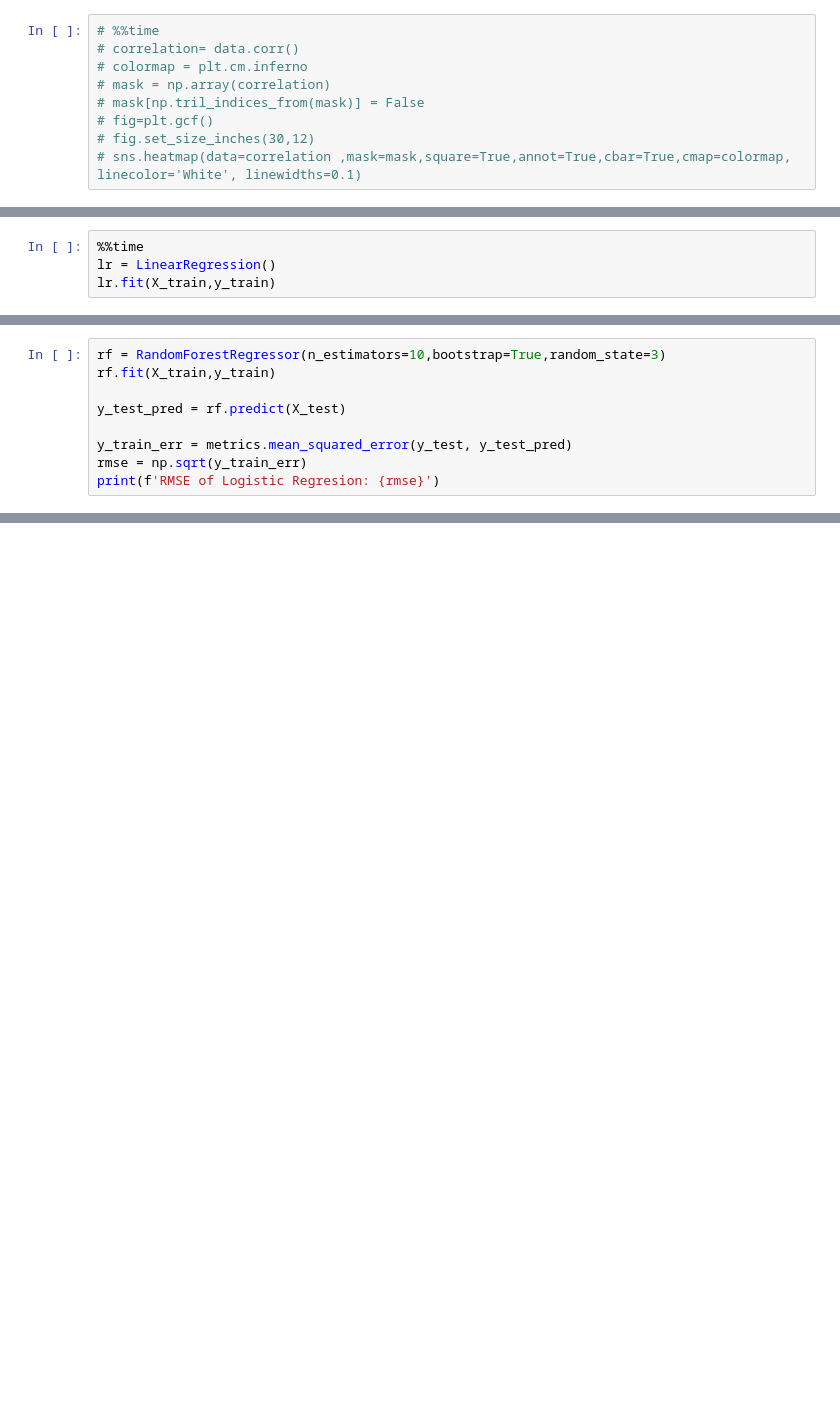
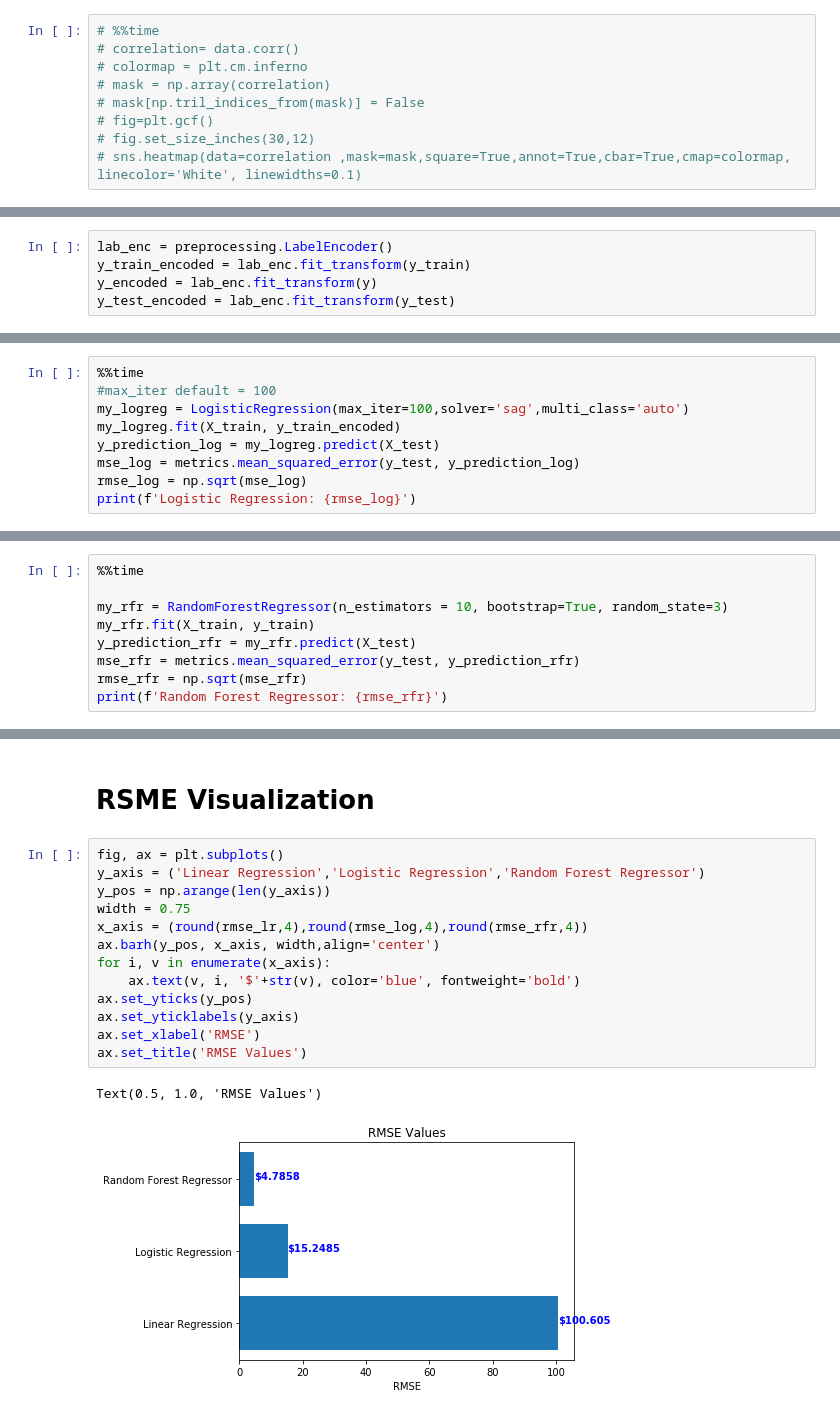
Before and after one commit to vitoupen/DataScience-Taxi-, a Jupyter notebook: new-york-taxi-fare-prediction.ipynb, the cells around one changed output, grey strips where cells are left out. Cells and saved outputs as stored; diff of their text form; blank space fills up the shorter version.

```diff
--- a/new-york-taxi-fare-prediction.ipynb
+++ b/new-york-taxi-fare-prediction.ipynb
@@ -253,4 +478,0 @@ X_train,X_test,y_train,y_test = train_test_split(X,y, test_size=0.35,random_stat
-# %%
-%%time
-lr = LinearRegression()
-lr.fit(X_train,y_train)
@@ -264,0 +495,5 @@ from sklearn.ensemble import RandomForestRegressor
+# %%
+lab_enc = preprocessing.LabelEncoder()
+y_train_encoded = lab_enc.fit_transform(y_train)
+y_encoded = lab_enc.fit_transform(y)
+y_test_encoded = lab_enc.fit_transform(y_test)
@@ -264,0 +502,9 @@ from sklearn.ensemble import RandomForestRegressor
+# %%
+%%time
+#max_iter default = 100
+my_logreg = LogisticRegression(max_iter=100,solver='sag',multi_class='auto')
+my_logreg.fit(X_train, y_train_encoded)
+y_prediction_log = my_logreg.predict(X_test)
+mse_log = metrics.mean_squared_error(y_test, y_prediction_log)
+rmse_log = np.sqrt(mse_log)
+print(f'Logistic Regression: {rmse_log}')
@@ -265,9 +517,9 @@ from sklearn.ensemble import RandomForestRegressor
 # %%
-rf = RandomForestRegressor(n_estimators=10,bootstrap=True,random_state=3)
-rf.fit(X_train,y_train)
+%%time
 
-y_test_pred = rf.predict(X_test)
-
-y_train_err = metrics.mean_squared_error(y_test, y_test_pred)
-rmse = np.sqrt(y_train_err)
-print(f'RMSE of Logistic Regresion: {rmse}')
+my_rfr = RandomForestRegressor(n_estimators = 10, bootstrap=True, random_state=3)
+my_rfr.fit(X_train, y_train)
+y_prediction_rfr = my_rfr.predict(X_test)
+mse_rfr = metrics.mean_squared_error(y_test, y_prediction_rfr)
+rmse_rfr = np.sqrt(mse_rfr)
+print(f'Random Forest Regressor: {rmse_rfr}')
@@ -273,0 +565,18 @@ print(f'RMSE of Logistic Regresion: {rmse}')
+# %% [markdown]
+# RSME Visualization
+# %%
+fig, ax = plt.subplots()
+y_axis = ('Linear Regression','Logistic Regression','Random Forest Regressor')
+y_pos = np.arange(len(y_axis))
+width = 0.75
+x_axis = (round(rmse_lr,4),round(rmse_log,4),round(rmse_rfr,4))
+ax.barh(y_pos, x_axis, width,align='center')
+for i, v in enumerate(x_axis):
+    ax.text(v, i, '$'+str(v), color='blue', fontweight='bold')
+ax.set_yticks(y_pos)
+ax.set_yticklabels(y_axis)
+ax.set_xlabel('RMSE')
+ax.set_title('RMSE Values')
+# %% [output]
+Text(0.5, 1.0, 'RMSE Values')
+[figure, added]
```
Also changed, not shown: parts of 48 cells of this notebook.
